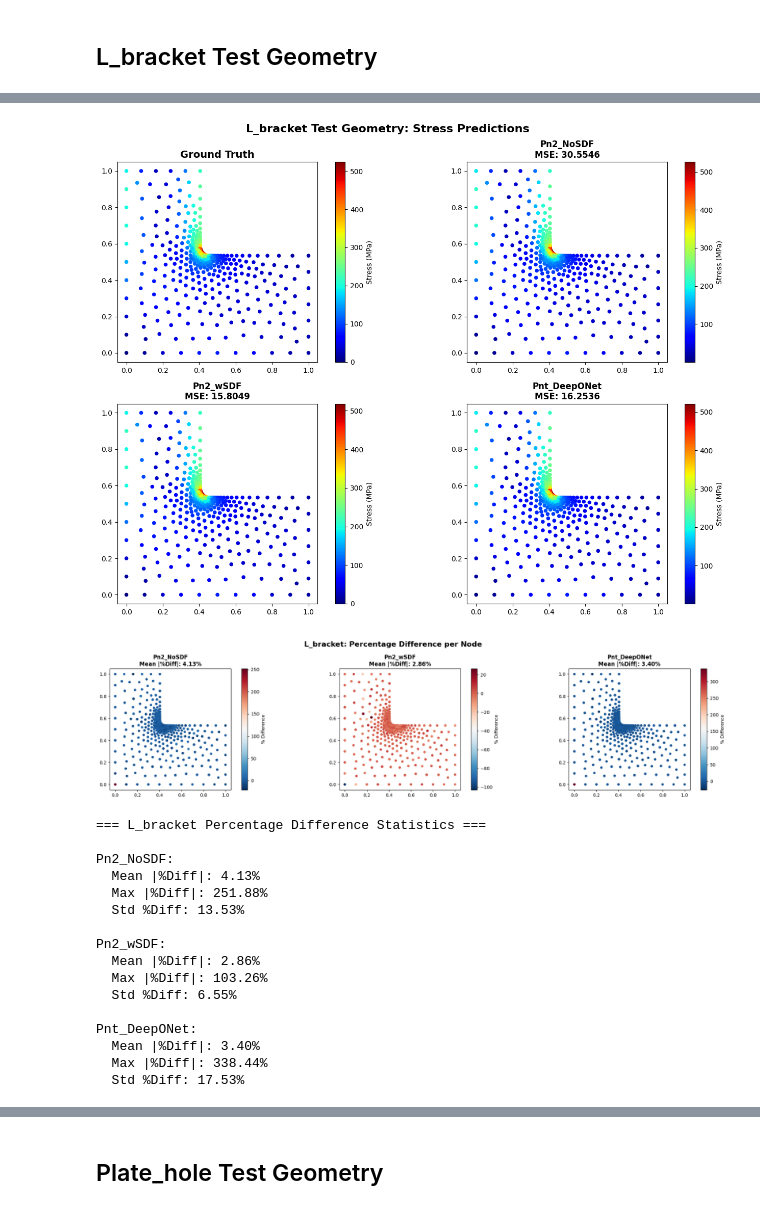
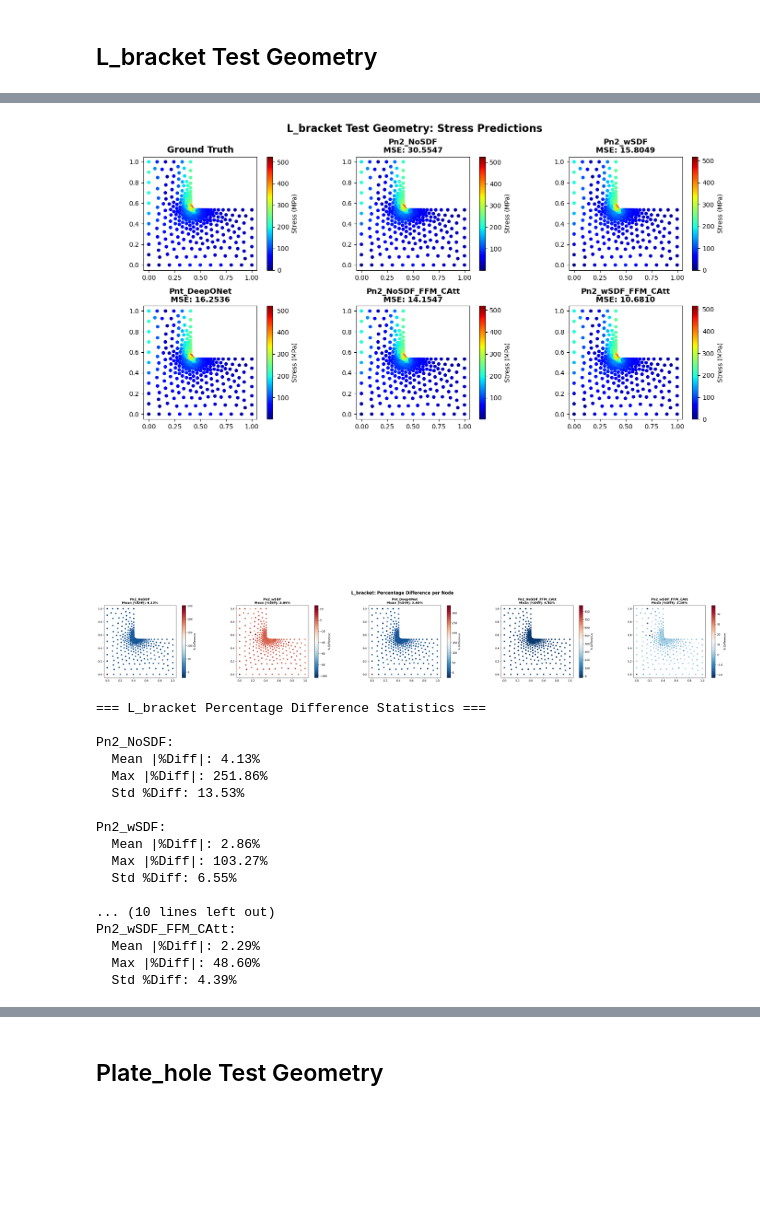
Before and after one commit to Abdullasmf/PointNetMLP_Paper1, a Jupyter notebook: Analysis/Model_analysis.ipynb, the cells around one changed output, grey strips where cells are left out. Cells and saved outputs as stored; diff of their text form; code cells hidden in the pictures; blank space fills up the shorter version.

```diff
--- a/Analysis/Model_analysis.ipynb
+++ b/Analysis/Model_analysis.ipynb
@@ -470,34 +488,34 @@ L_bracket test predictions complete!
 # %%
 # Visualize L_bracket test results
 n_models = len(L_test_predictions)
-fig, axes = plt.subplots(2, 2, figsize=(14, 10))
+fig, axes = plt.subplots(3, 3, figsize=(14, 10))
 axes = axes.flatten()
 
 # Ground truth
 sc0 = axes[0].scatter(L_test_points[:, 0], L_test_points[:, 1],
                       c=L_test_stress.squeeze(), cmap='jet', s=20)
 axes[0].set_title('Ground Truth', fontsize=14, fontweight='bold')
 axes[0].set_aspect('equal')
 plt.colorbar(sc0, ax=axes[0], label='Stress (MPa)')
 
 # Model predictions
 for idx, (model_name, pred) in enumerate(L_test_predictions.items(), start=1):
     sc = axes[idx].scatter(L_test_points[:, 0], L_test_points[:, 1],
                            c=pred, cmap='jet', s=20)
     mse = np.mean((pred - L_test_stress.squeeze().numpy())**2)
     axes[idx].set_title(f'{model_name}\nMSE: {mse:.4f}', fontsize=12, fontweight='bold')
     axes[idx].set_aspect('equal')
     plt.colorbar(sc, ax=axes[idx], label='Stress (MPa)')
 
 # Hide unused subplots
 for i in range(1 + n_models, len(axes)):
     axes[i].axis('off')
 
 plt.suptitle('L_bracket Test Geometry: Stress Predictions', fontsize=16, fontweight='bold')
 plt.tight_layout()
 plt.show()
 # %% [output]
-[figure, old version]
+[figure, new version]
 # %%
 # Calculate and visualize percentage differences for L_bracket
 n_models = len(L_test_predictions)
@@ -532,23 +550,24 @@ for model_name, pred in L_test_predictions.items():
     print(f'  Max |%Diff|: {np.max(np.abs(pct_diff)):.2f}%')
     print(f'  Std %Diff: {np.std(pct_diff):.2f}%')
 # %% [output]
-[figure, old version]
+[figure, new version]
 === L_bracket Percentage Difference Statistics ===
 
 Pn2_NoSDF:
   Mean |%Diff|: 4.13%
-  Max |%Diff|: 251.88%
+  Max |%Diff|: 251.86%
   Std %Diff: 13.53%
 
 Pn2_wSDF:
   Mean |%Diff|: 2.86%
-  Max |%Diff|: 103.26%
+  Max |%Diff|: 103.27%
   Std %Diff: 6.55%
 
-Pnt_DeepONet:
-  Mean |%Diff|: 3.40%
-  Max |%Diff|: 338.44%
-  Std %Diff: 17.53%
+... (10 lines left out)
+Pn2_wSDF_FFM_CAtt:
+  Mean |%Diff|: 2.29%
+  Max |%Diff|: 48.60%
+  Std %Diff: 4.39%
 # %%
 #peak stress relative error for L_bracket test geometry
 print('\n=== L_bracket Peak Stress Relative Error ===')
```
Also changed, not shown: parts of 13 cells of this notebook, 3 other files.
